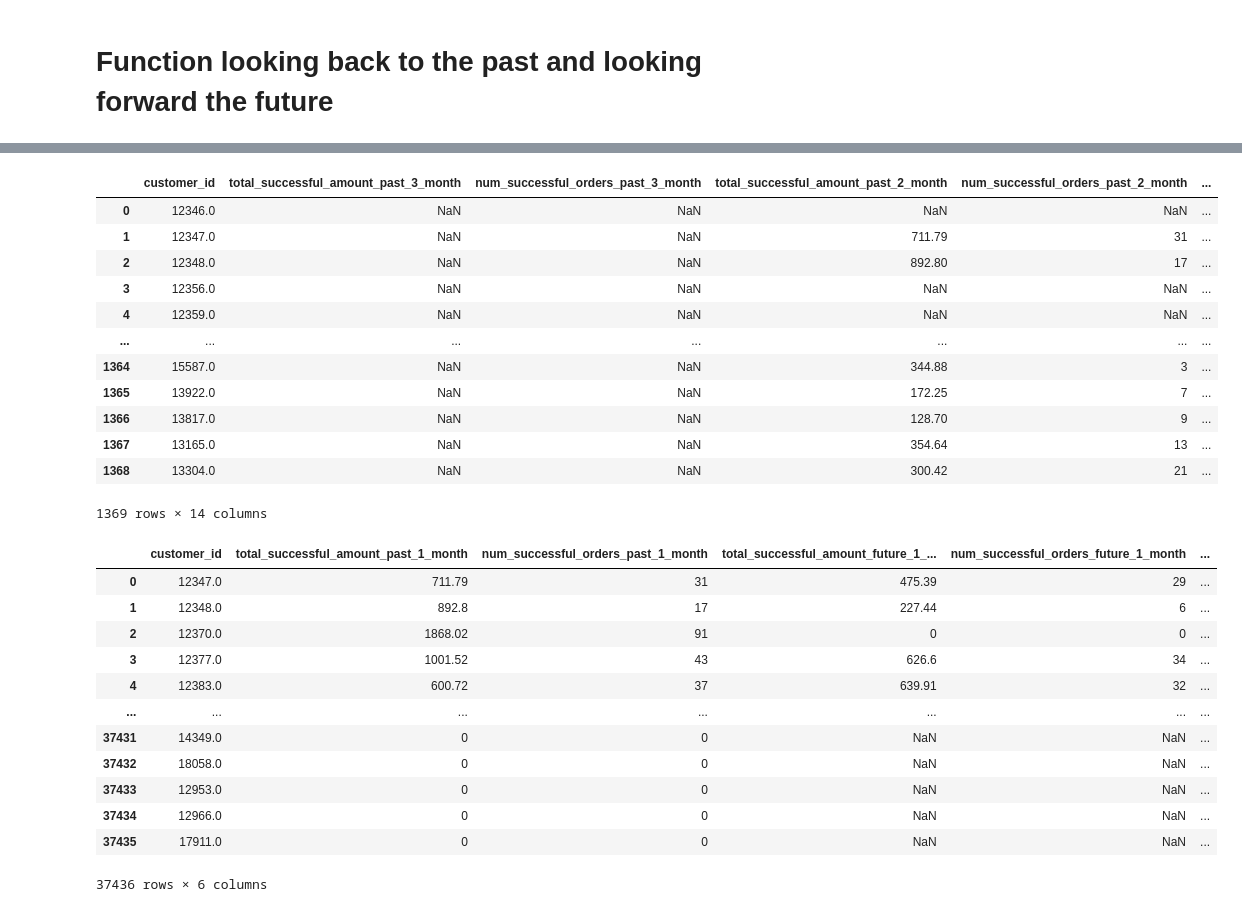
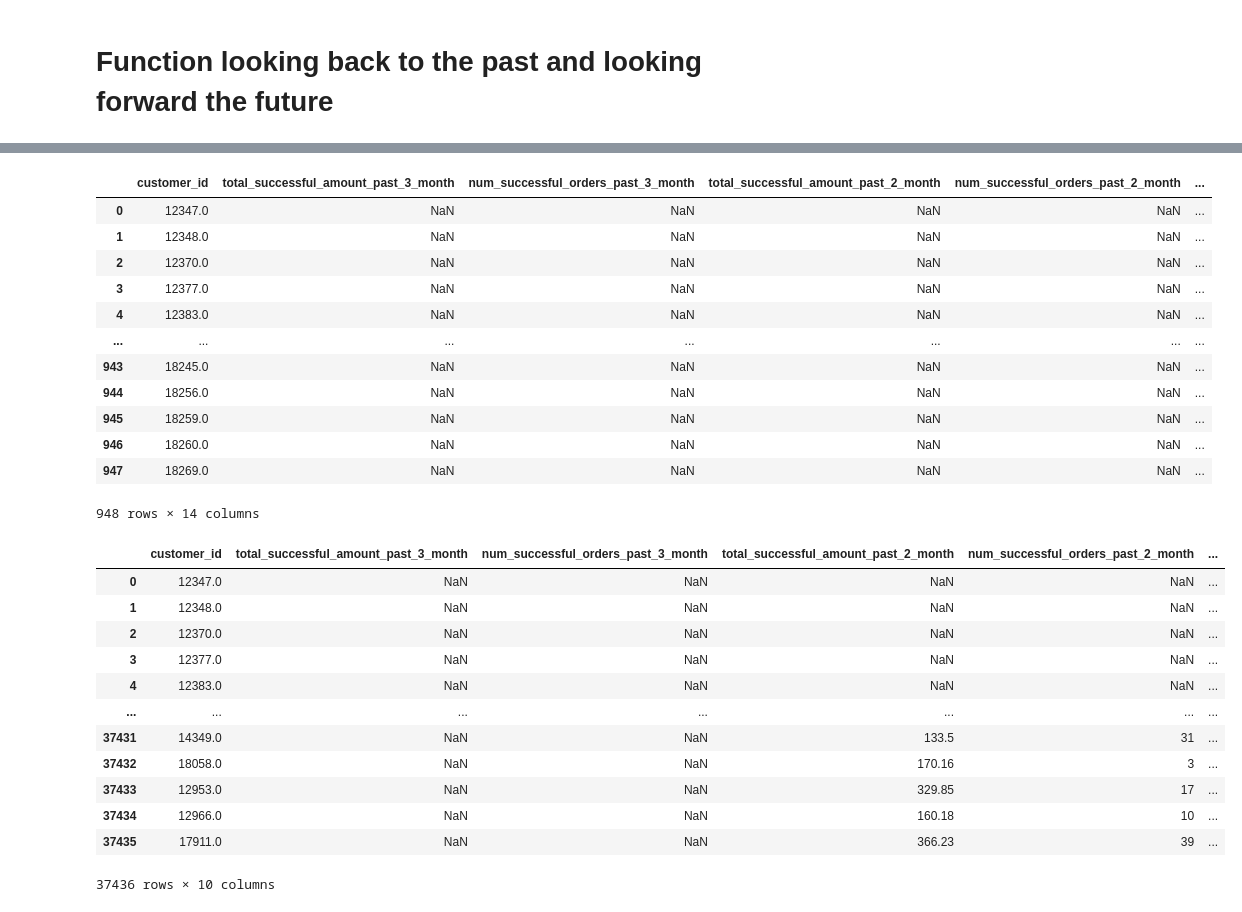
Before and after one commit to thaingoc273/statistical-learning-public, a Jupyter notebook: notebooks/08-pipeline-snapshot.ipynb, the cells around one changed output, grey strips where cells are left out. Drawn from its saved outputs; the diff is of its cells as text; code cells hidden in the pictures.

```diff
--- a/notebooks/08-pipeline-snapshot.ipynb
+++ b/notebooks/08-pipeline-snapshot.ipynb
@@ -9,7 +9,7 @@ from sklearn.pipeline import Pipeline
 from dateutil.relativedelta import relativedelta
 import warnings
 # %%
-df = pd.read_csv('../../data/data.csv', encoding='ISO-8859-1')
+df = pd.read_csv('d:/code/data/data.csv', encoding='ISO-8859-1')
 # %%
 df['InvoiceDate'] = pd.to_datetime(df['InvoiceDate'])
 # %%
@@ -56,7 +60,7 @@ def snap_shot_month(df: pd.DataFrame, time_snapshot: datetime.datetime, time_sho
     return df_snapshot
 # %%
 # Test the function
-time_snapshot = datetime.datetime(2011, 2, 1)
+time_snapshot = datetime.datetime(2010, 12, 9)
 df_snap = snap_shot_month(df, time_snapshot)
 df_snap
 # %% [output]
@@ -183,5 +185,7 @@ def snapshot_past_month_begin(df: pd.DataFrame, time_snapshot: datetime.datetime
     return df_snapshot
 # %%
 # Test the functionq
-snapshot_past_month_begin(df, time_snapshot, time_shot=1)
+time_snapshot = datetime.datetime(2011, 12, 9)
+df_past = snapshot_past_month_begin(df, time_snapshot, time_shot=2)
+df_past
 # %% [output]
@@ -246,5 +250,6 @@ def snapshot_future_month_begin(df: pd.DataFrame, time_snapshot: datetime.dateti
     return df_snapshot
 # %%
 # Test the function
-snapshot_future_month_begin(df, time_snapshot, time_shot=5)
+time_snapshot = datetime.datetime(2011, 1, 1)
+snapshot_future_month_begin(df, time_snapshot, time_shot=1).info()
 # %% [output]
@@ -311,18 +314,18 @@ def snap_shot_past_future(df: pd.DataFrame, snapshot_time: datetime.datetime, pa
 snap_shot_past_future(df, time_snapshot, past_time_shot=3, future_time_shot=3)
 # %% [output]
 |  | customer_id | total_successful_amount_past_3_month | num_successful_orders_past_3_month | total_successful_amount_past_2_month | num_successful_orders_past_2_month | ... |
-| 0 | 12346.0 | NaN | NaN | NaN | NaN | ... |
-| 1 | 12347.0 | NaN | NaN | 711.79 | 31 | ... |
-| 2 | 12348.0 | NaN | NaN | 892.80 | 17 | ... |
-| 3 | 12356.0 | NaN | NaN | NaN | NaN | ... |
-| 4 | 12359.0 | NaN | NaN | NaN | NaN | ... |
+| 0 | 12347.0 | NaN | NaN | NaN | NaN | ... |
+| 1 | 12348.0 | NaN | NaN | NaN | NaN | ... |
+| 2 | 12370.0 | NaN | NaN | NaN | NaN | ... |
+| 3 | 12377.0 | NaN | NaN | NaN | NaN | ... |
+| 4 | 12383.0 | NaN | NaN | NaN | NaN | ... |
 | ... | ... | ... | ... | ... | ... | ... |
-| 1364 | 15587.0 | NaN | NaN | 344.88 | 3 | ... |
-| 1365 | 13922.0 | NaN | NaN | 172.25 | 7 | ... |
-| 1366 | 13817.0 | NaN | NaN | 128.70 | 9 | ... |
-| 1367 | 13165.0 | NaN | NaN | 354.64 | 13 | ... |
-| 1368 | 13304.0 | NaN | NaN | 300.42 | 21 | ... |
+| 943 | 18245.0 | NaN | NaN | NaN | NaN | ... |
+| 944 | 18256.0 | NaN | NaN | NaN | NaN | ... |
+| 945 | 18259.0 | NaN | NaN | NaN | NaN | ... |
+| 946 | 18260.0 | NaN | NaN | NaN | NaN | ... |
+| 947 | 18269.0 | NaN | NaN | NaN | NaN | ... |
-1369 rows × 14 columns
+948 rows × 14 columns
 # %%
 def snap_shot_all_past_future(df: pd.DataFrame, time_shot=1, past_time_shot = 2, future_time_shot = 2) -> pd.DataFrame:
 
@@ -348,20 +351,20 @@ def snap_shot_all_past_future(df: pd.DataFrame, time_shot=1, past_time_shot = 2,
 
     return df_snapshot_all
 # %%
-snap_shot_all_past_future(df, past_time_shot=1, future_time_shot=1)
+snap_shot_all_past_future(df, past_time_shot=3, future_time_shot=1)
 # %% [output]
-|  | customer_id | total_successful_amount_past_1_month | num_successful_orders_past_1_month | total_successful_amount_future_1_... | num_successful_orders_future_1_month | ... |
-| 0 | 12347.0 | 711.79 | 31 | 475.39 | 29 | ... |
-| 1 | 12348.0 | 892.8 | 17 | 227.44 | 6 | ... |
-| 2 | 12370.0 | 1868.02 | 91 | 0 | 0 | ... |
-| 3 | 12377.0 | 1001.52 | 43 | 626.6 | 34 | ... |
-| 4 | 12383.0 | 600.72 | 37 | 639.91 | 32 | ... |
+|  | customer_id | total_successful_amount_past_3_month | num_successful_orders_past_3_month | total_successful_amount_past_2_month | num_successful_orders_past_2_month | ... |
+| 0 | 12347.0 | NaN | NaN | NaN | NaN | ... |
+| 1 | 12348.0 | NaN | NaN | NaN | NaN | ... |
+| 2 | 12370.0 | NaN | NaN | NaN | NaN | ... |
+| 3 | 12377.0 | NaN | NaN | NaN | NaN | ... |
+| 4 | 12383.0 | NaN | NaN | NaN | NaN | ... |
 | ... | ... | ... | ... | ... | ... | ... |
-| 37431 | 14349.0 | 0 | 0 | NaN | NaN | ... |
-| 37432 | 18058.0 | 0 | 0 | NaN | NaN | ... |
-| 37433 | 12953.0 | 0 | 0 | NaN | NaN | ... |
-| 37434 | 12966.0 | 0 | 0 | NaN | NaN | ... |
-| 37435 | 17911.0 | 0 | 0 | NaN | NaN | ... |
+| 37431 | 14349.0 | NaN | NaN | 133.5 | 31 | ... |
+| 37432 | 18058.0 | NaN | NaN | 170.16 | 3 | ... |
+| 37433 | 12953.0 | NaN | NaN | 329.85 | 17 | ... |
+| 37434 | 12966.0 | NaN | NaN | 160.18 | 10 | ... |
+| 37435 | 17911.0 | NaN | NaN | 366.23 | 39 | ... |
-37436 rows × 6 columns
+37436 rows × 10 columns
 # %%
 def data_pipeline(df: pd.DataFrame) -> pd.DataFrame:
```
Also changed, not shown: parts of 13 cells of this notebook, 1 other file.
